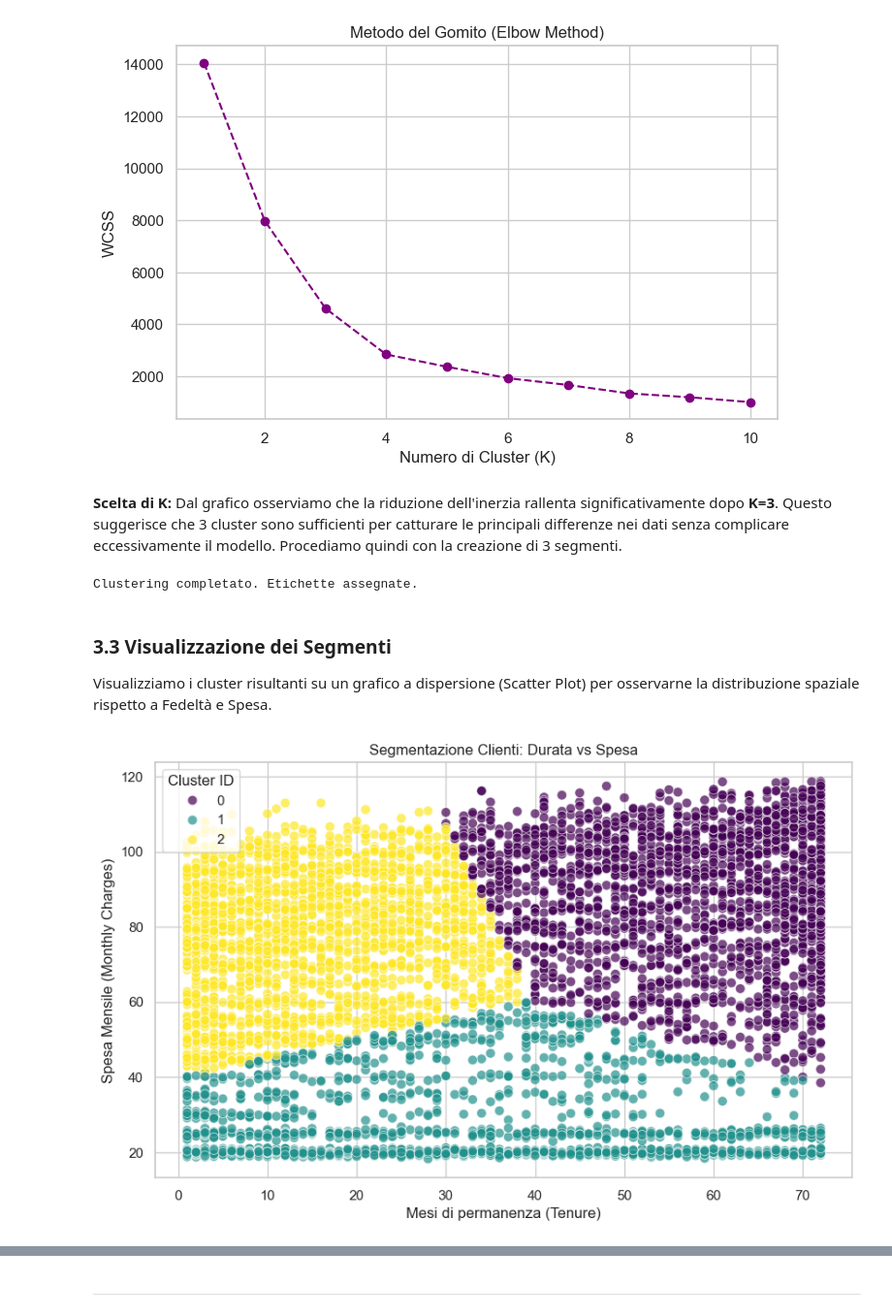
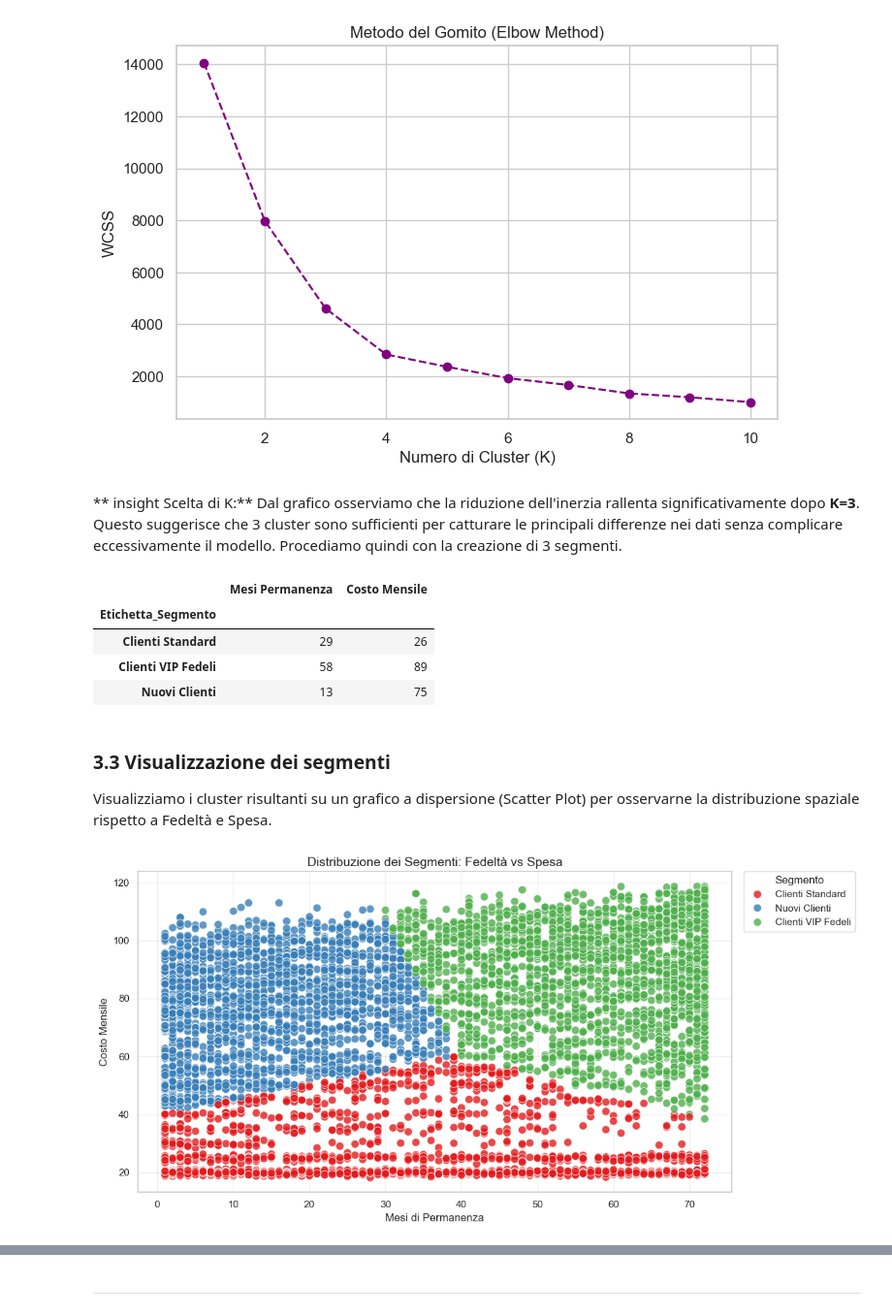
Before and after one commit to diegoandruccioli/telco-churn-analysis, a Jupyter notebook: notebooks/churn_analysis.ipynb, the cells around one changed output, grey strips where cells are left out. Shown at 97% size. Saved outputs shown, nothing was run; the diff lists cells and outputs as text; code cells hidden in the pictures.

```diff
--- a/notebooks/churn_analysis.ipynb
+++ b/notebooks/churn_analysis.ipynb
@@ -247,29 +274,55 @@ plt.show()
 # %% [output]
 [figure]
 # %% [markdown]
-**Scelta di K:**
+** insight Scelta di K:**
 Dal grafico osserviamo che la riduzione dell'inerzia rallenta significativamente dopo **K=3**. Questo suggerisce che 3 cluster sono sufficienti per catturare le principali differenze nei dati senza complicare eccessivamente il modello. Procediamo quindi con la creazione di 3 segmenti.
-# %%
-# Applicazione K-Means con K=3
-kmeans = KMeans(n_clusters=3, init='k-means++', random_state=42)
-cluster_labels = kmeans.fit_predict(X_cluster_scaled)
-
-# Salvataggio dei cluster nel dataframe originale per l'analisi
-df['Cluster'] = cluster_labels
-print("Clustering completato. Etichette assegnate.")
-# %% [output]
-Clustering completato. Etichette assegnate.
+# %%
+# Applicazione K-Means (K=3)
+kmeans = KMeans(n_clusters=3, random_state=42)
+df['Segmento'] = kmeans.fit_predict(X_cluster_scaled)
+
+# Logica di assegnazione etichette
+profilo_cluster = df.groupby('Segmento')[['tenure', 'MonthlyCharges']].mean()
+media_permanenza_globale = df['tenure'].mean()
+media_spesa_globale = df['MonthlyCharges'].mean()
+
+def assegna_etichetta_cluster(row):
+    # Estraiamo le caratteristiche medie del cluster di appartenenza
+    permanenza_cluster = profilo_cluster.loc[row['Segmento'], 'tenure']
+    spesa_cluster = profilo_cluster.loc[row['Segmento'], 'MonthlyCharges']
+
+    if permanenza_cluster < media_permanenza_globale * 0.5:
+        return 'Nuovi Clienti'
+    elif spesa_cluster > media_spesa_globale and permanenza_cluster > media_permanenza_globale:
+        return 'Clienti VIP Fedeli'
+    else:
+        return 'Clienti Standard'
+
+df['Etichetta_Segmento'] = df.apply(assegna_etichetta_cluster, axis=1)
+
+# Visualizzazione Risultati
+display(df.groupby('Etichetta_Segmento')[['tenure', 'MonthlyCharges']].mean().round(0).astype(int).rename(columns={'tenure':'Mesi Permanenza', 'MonthlyCharges':'Costo Mensile'}))
+# %% [output]
+|  | Mesi Permanenza | Costo Mensile |
+| Etichetta_Segmento |  |  |
+| Clienti Standard | 29 | 26 |
+| Clienti VIP Fedeli | 58 | 89 |
+| Nuovi Clienti | 13 | 75 |
 # %% [markdown]
-### 3.3 Visualizzazione dei Segmenti
+### 3.3 Visualizzazione dei segmenti
 Visualizziamo i cluster risultanti su un grafico a dispersione (Scatter Plot) per osservarne la distribuzione spaziale rispetto a Fedeltà e Spesa.
 # %%
-# Scatter plot dei Cluster
-plt.figure(figsize=(10, 6))
-sns.scatterplot(data=df, x='tenure', y='MonthlyCharges', hue='Cluster', palette='viridis', s=60, alpha=0.7)
-plt.title('Segmentazione Clienti: Durata vs Spesa')
-plt.xlabel('Mesi di permanenza (Tenure)')
-plt.ylabel('Spesa Mensile (Monthly Charges)')
-plt.legend(title='Cluster ID')
+plt.figure(figsize=(12, 6))
+sns.scatterplot(data=df, x='tenure', y='MonthlyCharges', hue='Etichetta_Segmento', palette='Set1', s=80, alpha=0.8)
+
+plt.title('Distribuzione dei Segmenti: Fedeltà vs Spesa', fontsize=14)
+plt.xlabel('Mesi di Permanenza')
+plt.ylabel('Costo Mensile')
+plt.grid(True, alpha=0.3)
+
+plt.legend(title='Segmento', bbox_to_anchor=(1.02, 1), loc='upper left', borderaxespad=0)
+
+plt.tight_layout()
 plt.show()
 # %% [output]
-[figure, old version]
+[figure, new version]
```
Also changed, not shown: parts of 45 cells of this notebook.
